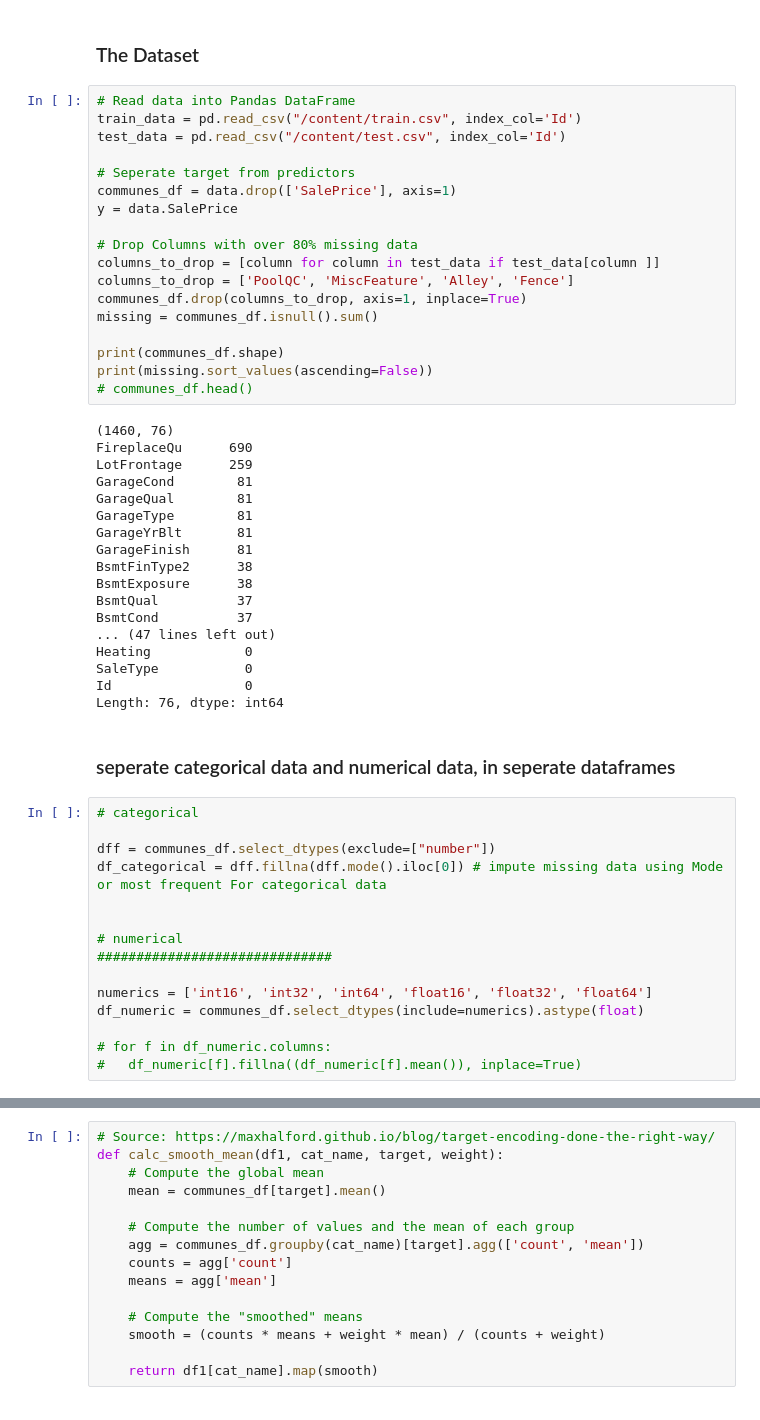
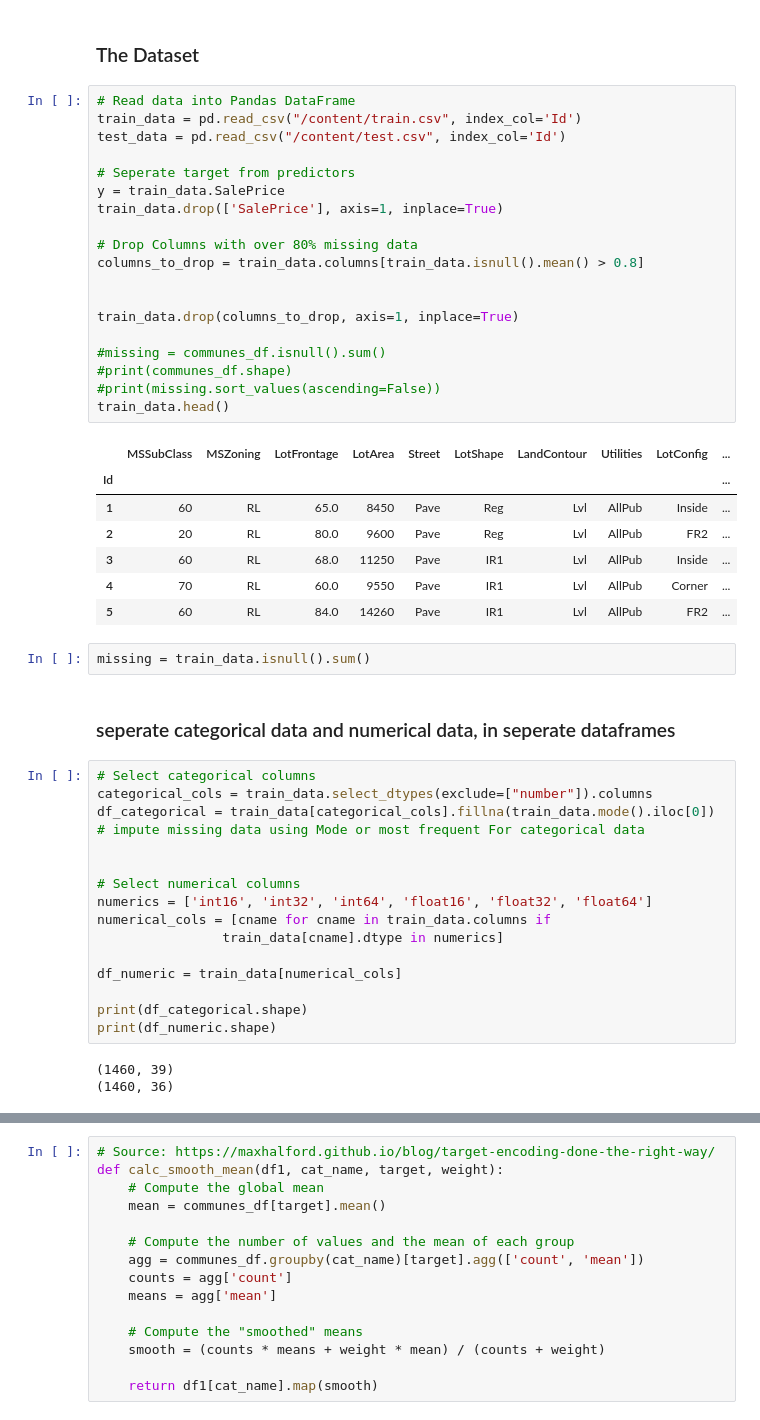
Before and after one commit to Benmoussa-marouane/data-science, a Jupyter notebook: House_pricing_MeVal.ipynb, the cells around one changed output, grey strips where cells are left out. Saved outputs shown, nothing was run; the diff lists cells and outputs as text.

```diff
--- a/House_pricing_MeVal.ipynb
+++ b/House_pricing_MeVal.ipynb
@@ -110,55 +116,51 @@ Using TensorFlow backend.
 # %%
 # Read data into Pandas DataFrame
 train_data = pd.read_csv("/content/train.csv", index_col='Id')
 test_data = pd.read_csv("/content/test.csv", index_col='Id')
 
 # Seperate target from predictors
-communes_df = data.drop(['SalePrice'], axis=1)
-y = data.SalePrice
+y = train_data.SalePrice
+train_data.drop(['SalePrice'], axis=1, inplace=True)
 
 # Drop Columns with over 80% missing data
-columns_to_drop = [column for column in test_data if test_data[column ]]
-columns_to_drop = ['PoolQC', 'MiscFeature', 'Alley', 'Fence']
-communes_df.drop(columns_to_drop, axis=1, inplace=True)
-missing = communes_df.isnull().sum()
+columns_to_drop = train_data.columns[train_data.isnull().mean() > 0.8]
 
-print(communes_df.shape)
-print(missing.sort_values(ascending=False))
-# communes_df.head()
+
+train_data.drop(columns_to_drop, axis=1, inplace=True)
+
+#missing = communes_df.isnull().sum()
+#print(communes_df.shape)
+#print(missing.sort_values(ascending=False))
+train_data.head()
 # %% [output]
-(1460, 76)
-FireplaceQu      690
-LotFrontage      259
-GarageCond        81
-GarageQual        81
-GarageType        81
-GarageYrBlt       81
-GarageFinish      81
-BsmtFinType2      38
-BsmtExposure      38
-BsmtQual          37
-BsmtCond          37
-... (47 lines left out)
-Heating            0
-SaleType           0
-Id                 0
-Length: 76, dtype: int64
+|  | MSSubClass | MSZoning | LotFrontage | LotArea | Street | LotShape | LandContour | Utilities | LotConfig | ... |
+| Id |  |  |  |  |  |  |  |  |  | ... |
+| 1 | 60 | RL | 65.0 | 8450 | Pave | Reg | Lvl | AllPub | Inside | ... |
+| 2 | 20 | RL | 80.0 | 9600 | Pave | Reg | Lvl | AllPub | FR2 | ... |
+| 3 | 60 | RL | 68.0 | 11250 | Pave | IR1 | Lvl | AllPub | Inside | ... |
+| 4 | 70 | RL | 60.0 | 9550 | Pave | IR1 | Lvl | AllPub | Corner | ... |
+| 5 | 60 | RL | 84.0 | 14260 | Pave | IR1 | Lvl | AllPub | FR2 | ... |
+# %%
+missing = train_data.isnull().sum()
 # %% [markdown]
 ### seperate categorical data and numerical data, in seperate dataframes
 # %%
-# categorical
-
-dff = communes_df.select_dtypes(exclude=["number"])
-df_categorical = dff.fillna(dff.mode().iloc[0]) # impute missing data using Mode or most frequent For categorical data
+# Select categorical columns
+categorical_cols = train_data.select_dtypes(exclude=["number"]).columns
+df_categorical = train_data[categorical_cols].fillna(train_data.mode().iloc[0]) # impute missing data using Mode or most frequent For categorical data
 
 
-# numerical
-##############################
+# Select numerical columns
+numerics = ['int16', 'int32', 'int64', 'float16', 'float32', 'float64']
+numerical_cols = [cname for cname in train_data.columns if
+                train_data[cname].dtype in numerics]
 
-numerics = ['int16', 'int32', 'int64', 'float16', 'float32', 'float64']
-df_numeric = communes_df.select_dtypes(include=numerics).astype(float)
+df_numeric = train_data[numerical_cols]
 
-# for f in df_numeric.columns:
-#   df_numeric[f].fillna((df_numeric[f].mean()), inplace=True)
+print(df_categorical.shape)
+print(df_numeric.shape)
+# %% [output]
+(1460, 39)
+(1460, 36)
 # %%
 # impute by mice
```
Also changed, not shown: parts of 10 cells of this notebook.
